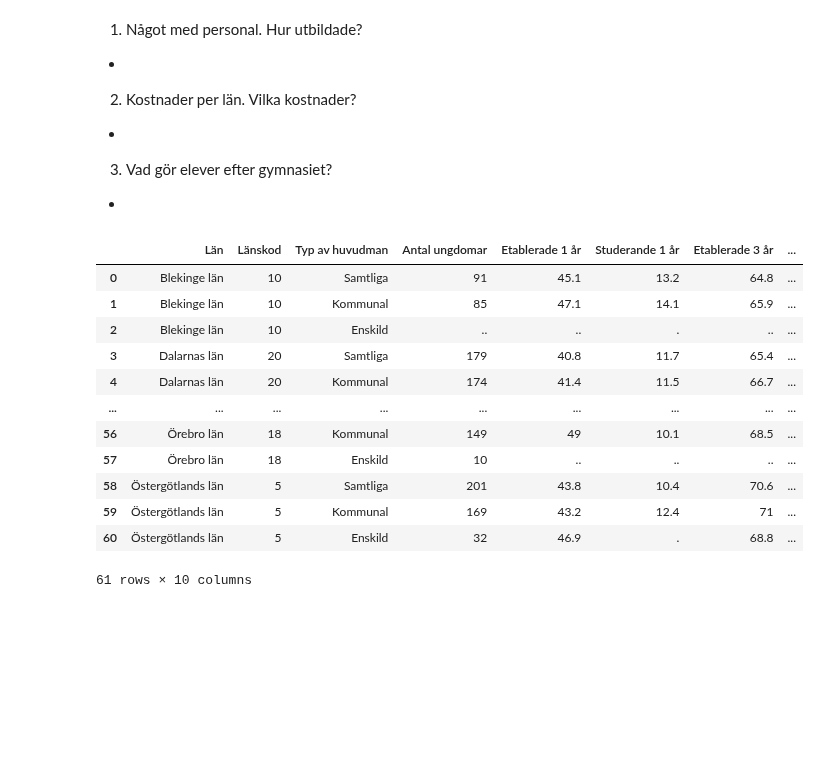
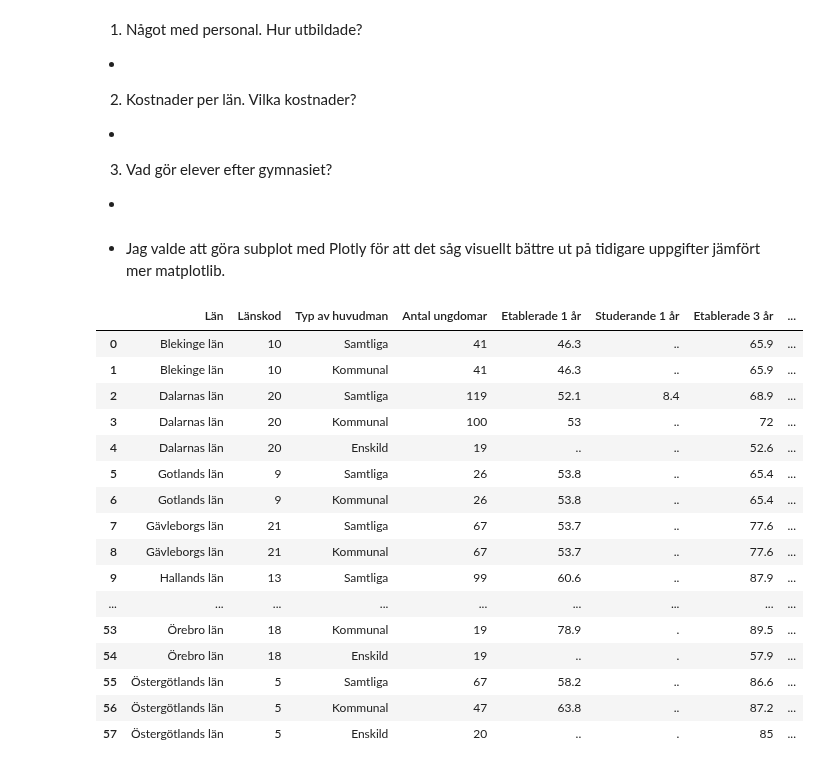
Before and after one commit to LouiseLuoto/Python-Louise-Luoto-OPA23, a Jupyter notebook: Laboration2/code.ipynb, the cells around one changed output. Cells and saved outputs as stored; diff of their text form; code cells hidden in the pictures; blank space fills up the shorter version.

Commit message:
added 2 sheets

```diff
--- a/Laboration2/code.ipynb
+++ b/Laboration2/code.ipynb
@@ -381,43 +381,47 @@ visualiseringar.
 -
 3. Vad gör elever efter gymnasiet?
 -
+# %% [markdown]
+- Jag valde att göra subplot med Plotly för att det såg visuellt bättre ut på tidigare uppgifter jämfört mer matplotlib.
 # %%
 import pandas as pd
 
 df_working = pd.read_excel("../Laboration2/Data/efter_gymnasieskolan_län.xlsx", sheet_name=None, skiprows=9)
-sheets_education = ["Byggprogrammet", "Omvårdnadsprogrammet", "Naturvetenskapsprogrammet", "Samhällsvetenskapsprogrammet"]
+sheets_education = ["Byggprogrammet", "Omvårdnadsprogrammet", "Fordonsprogrammet", "Naturvetenskapsprogrammet", "Samhällsvetenskapsprogrammet", "Teknikprogrammet"]
 
 def rename_columns(df):
     df.columns = [
         "Län",
         "Länskod",
         "Typ av huvudman",
         "Antal ungdomar",
         "Etablerade 1 år",
         "Studerande 1 år",
         "Etablerade 3 år",
         "Studerande 3 år",
         "Etablerade 5 år",
         "Studerande 5 år"
     ]
     return df
 
 for sheet_name, df in df_working.items():
     if sheet_name in sheets_education:
         df_working[sheet_name] = rename_columns(df)
-
-display(df_working["Byggprogrammet"])
 # %% [output]
 |  | Län | Länskod | Typ av huvudman | Antal ungdomar | Etablerade 1 år | Studerande 1 år | Etablerade 3 år | ... |
-| 0 | Blekinge län | 10 | Samtliga | 91 | 45.1 | 13.2 | 64.8 | ... |
-| 1 | Blekinge län | 10 | Kommunal | 85 | 47.1 | 14.1 | 65.9 | ... |
-| 2 | Blekinge län | 10 | Enskild | .. | .. | . | .. | ... |
-| 3 | Dalarnas län | 20 | Samtliga | 179 | 40.8 | 11.7 | 65.4 | ... |
-| 4 | Dalarnas län | 20 | Kommunal | 174 | 41.4 | 11.5 | 66.7 | ... |
+| 0 | Blekinge län | 10 | Samtliga | 41 | 46.3 | .. | 65.9 | ... |
+| 1 | Blekinge län | 10 | Kommunal | 41 | 46.3 | .. | 65.9 | ... |
+| 2 | Dalarnas län | 20 | Samtliga | 119 | 52.1 | 8.4 | 68.9 | ... |
+| 3 | Dalarnas län | 20 | Kommunal | 100 | 53 | .. | 72 | ... |
+| 4 | Dalarnas län | 20 | Enskild | 19 | .. | .. | 52.6 | ... |
+| 5 | Gotlands län | 9 | Samtliga | 26 | 53.8 | .. | 65.4 | ... |
+| 6 | Gotlands län | 9 | Kommunal | 26 | 53.8 | .. | 65.4 | ... |
+| 7 | Gävleborgs län | 21 | Samtliga | 67 | 53.7 | .. | 77.6 | ... |
+| 8 | Gävleborgs län | 21 | Kommunal | 67 | 53.7 | .. | 77.6 | ... |
+| 9 | Hallands län | 13 | Samtliga | 99 | 60.6 | .. | 87.9 | ... |
 | ... | ... | ... | ... | ... | ... | ... | ... | ... |
-| 56 | Örebro län | 18 | Kommunal | 149 | 49 | 10.1 | 68.5 | ... |
-| 57 | Örebro län | 18 | Enskild | 10 | .. | .. | .. | ... |
-| 58 | Östergötlands län | 5 | Samtliga | 201 | 43.8 | 10.4 | 70.6 | ... |
-| 59 | Östergötlands län | 5 | Kommunal | 169 | 43.2 | 12.4 | 71 | ... |
-| 60 | Östergötlands län | 5 | Enskild | 32 | 46.9 | . | 68.8 | ... |
+| 53 | Örebro län | 18 | Kommunal | 19 | 78.9 | . | 89.5 | ... |
+| 54 | Örebro län | 18 | Enskild | 19 | .. | . | 57.9 | ... |
+| 55 | Östergötlands län | 5 | Samtliga | 67 | 58.2 | .. | 86.6 | ... |
+| 56 | Östergötlands län | 5 | Kommunal | 47 | 63.8 | .. | 87.2 | ... |
+| 57 | Östergötlands län | 5 | Enskild | 20 | .. | . | 85 | ... |
-61 rows × 10 columns
```
Also changed, not shown: parts of 1 cell of this notebook.
